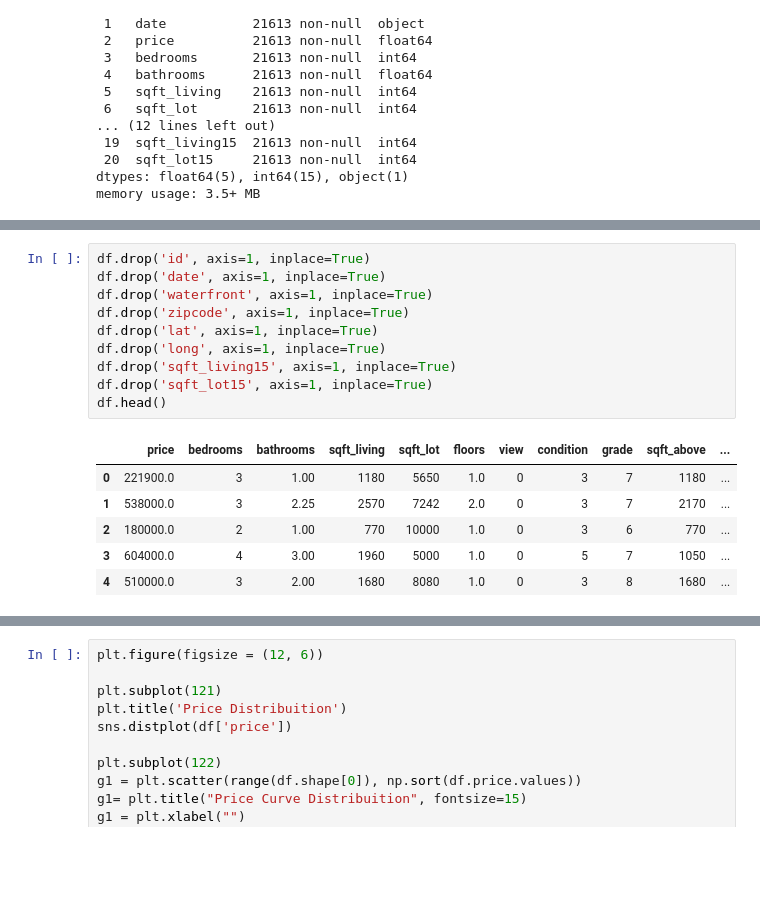
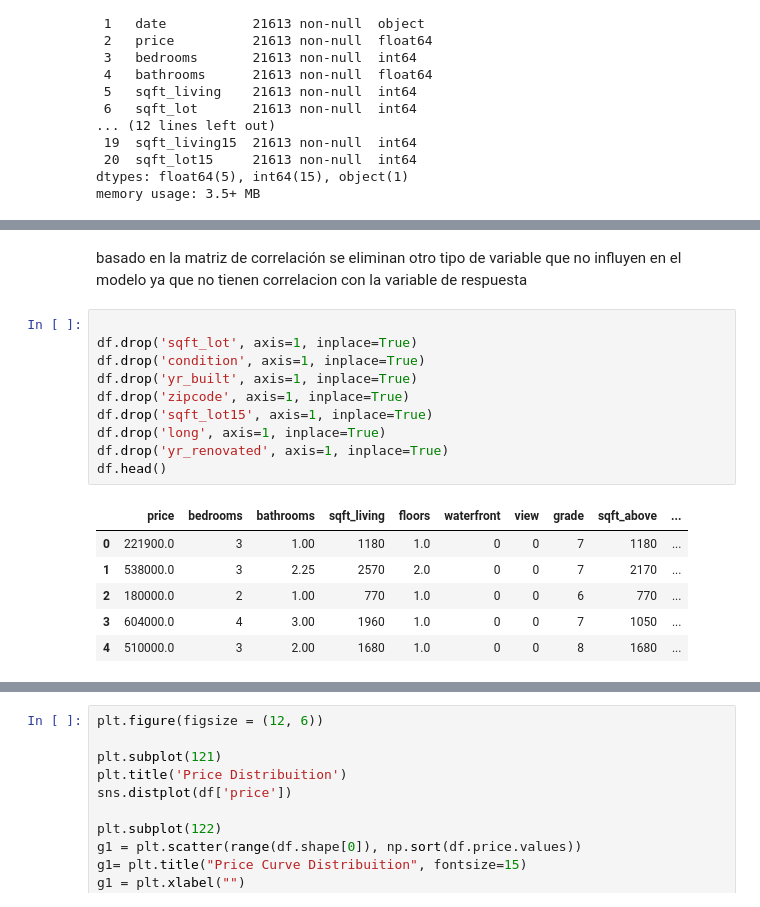
Before and after one commit to pau1ag/caso1, a Jupyter notebook: caso 3/caso3houses.ipynb, the cells around one changed output, grey strips where cells are left out. Saved outputs shown, nothing was run; the diff lists cells and outputs as text; blank space fills up the shorter version.

```diff
--- a/caso 3/caso3houses.ipynb
+++ b/caso 3/caso3houses.ipynb
@@ -109,17 +133,19 @@ memory usage: 3.5+ MB
+# %% [markdown]
+basado en la matriz de correlación se eliminan otro tipo de variable que no influyen en el modelo ya que no tienen correlacion con la variable de respuesta
 # %%
-df.drop('id', axis=1, inplace=True)
-df.drop('date', axis=1, inplace=True)
-df.drop('waterfront', axis=1, inplace=True)
+
+df.drop('sqft_lot', axis=1, inplace=True)
+df.drop('condition', axis=1, inplace=True)
+df.drop('yr_built', axis=1, inplace=True)
 df.drop('zipcode', axis=1, inplace=True)
-df.drop('lat', axis=1, inplace=True)
+df.drop('sqft_lot15', axis=1, inplace=True)
 df.drop('long', axis=1, inplace=True)
-df.drop('sqft_living15', axis=1, inplace=True)
-df.drop('sqft_lot15', axis=1, inplace=True)
+df.drop('yr_renovated', axis=1, inplace=True)
 df.head()
 # %% [output]
-|  | price | bedrooms | bathrooms | sqft_living | sqft_lot | floors | view | condition | grade | sqft_above | ... |
-| 0 | 221900.0 | 3 | 1.00 | 1180 | 5650 | 1.0 | 0 | 3 | 7 | 1180 | ... |
-| 1 | 538000.0 | 3 | 2.25 | 2570 | 7242 | 2.0 | 0 | 3 | 7 | 2170 | ... |
-| 2 | 180000.0 | 2 | 1.00 | 770 | 10000 | 1.0 | 0 | 3 | 6 | 770 | ... |
-| 3 | 604000.0 | 4 | 3.00 | 1960 | 5000 | 1.0 | 0 | 5 | 7 | 1050 | ... |
-| 4 | 510000.0 | 3 | 2.00 | 1680 | 8080 | 1.0 | 0 | 3 | 8 | 1680 | ... |
+|  | price | bedrooms | bathrooms | sqft_living | floors | waterfront | view | grade | sqft_above | ... |
+| 0 | 221900.0 | 3 | 1.00 | 1180 | 1.0 | 0 | 0 | 7 | 1180 | ... |
+| 1 | 538000.0 | 3 | 2.25 | 2570 | 2.0 | 0 | 0 | 7 | 2170 | ... |
+| 2 | 180000.0 | 2 | 1.00 | 770 | 1.0 | 0 | 0 | 6 | 770 | ... |
+| 3 | 604000.0 | 4 | 3.00 | 1960 | 1.0 | 0 | 0 | 7 | 1050 | ... |
+| 4 | 510000.0 | 3 | 2.00 | 1680 | 1.0 | 0 | 0 | 8 | 1680 | ... |
```
Also changed, not shown: parts of 27 cells of this notebook.
